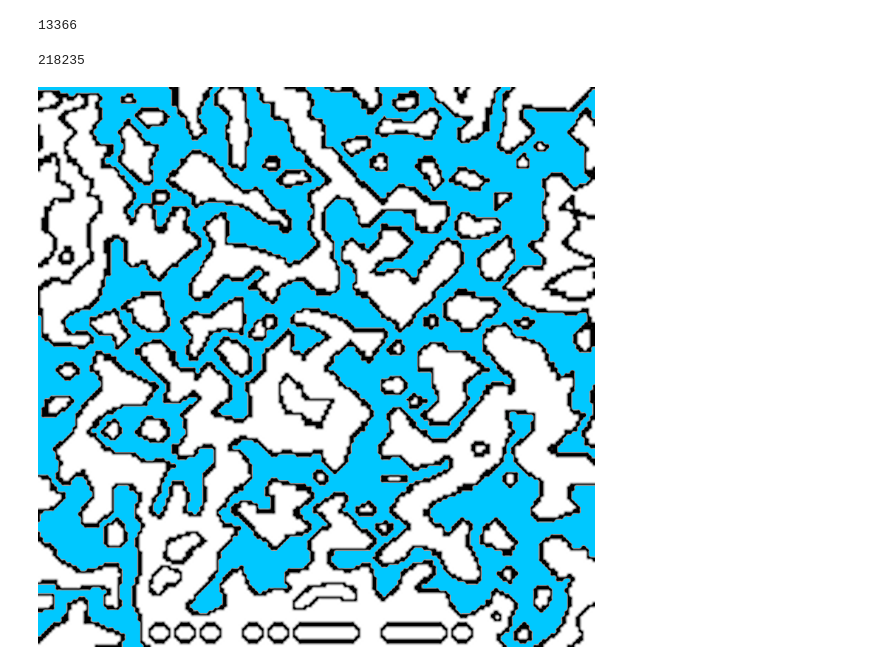
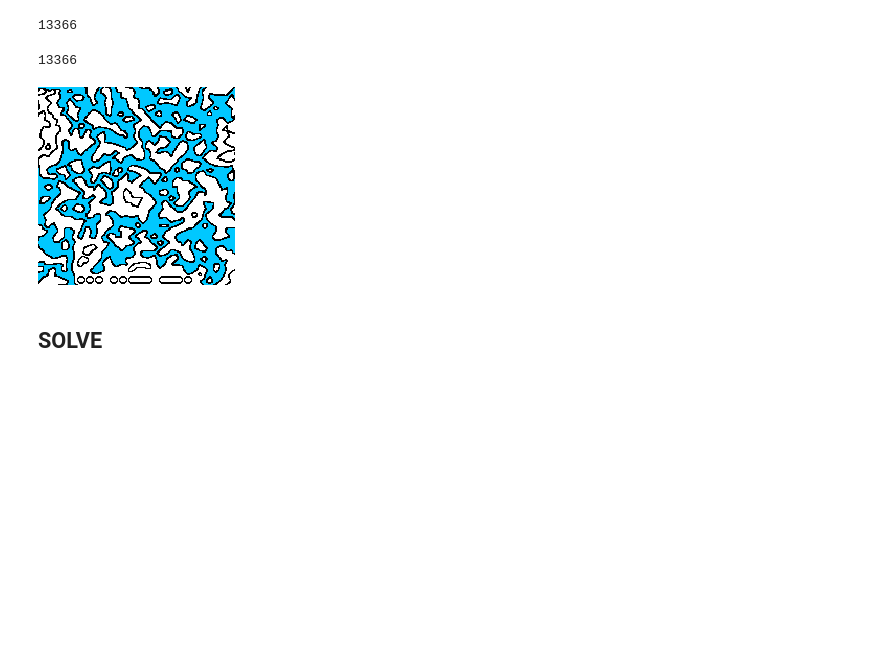
Before and after one commit to JefeThePug/Zorak-Coding-Challenges, a Jupyter notebook: building/05_Flood_Fill/floodfill.ipynb, the cells around one changed output. Drawn from its saved outputs; the diff is of its cells as text; code cells hidden in the pictures; blank space fills up the shorter version.

```diff
--- a/building/05_Flood_Fill/floodfill.ipynb
+++ b/building/05_Flood_Fill/floodfill.ipynb
@@ -227,11 +227,13 @@ np.savetxt('sample.txt', ascii_pixels, delimiter='', fmt='%s')
 
 # img.save("pxArt2.png")
 # %%
-pixels = np.array(Image.open("sample.png").convert("RGB"))
+def in_thresh(target_color, pixel_color, t):
+    return all(abs(int(pixel_color[i]) - int(target_color[i])) <= t for i in range(3))
 
-def flood_fill(img, start, color, t):
+def flood_fill(start, color, t):
     target_color = img[start].copy()
     directions = [(-1, 0), (1, 0), (0, -1), (0, 1)]
+    i = 0
 
     queue = deque([start])
     visited = set([start])
@@ -244,6 +246,10 @@ def flood_fill(img, start, color, t):
             and in_thresh(img[y, x], target_color, t)
         ):
             img[y, x] = color
+            img_copy = img.copy()
+            image = Image.fromarray(img_copy)
+            image.save(f"/Users/jefethepug/Public/gif/flood{i}.png")
+            i += 1
 
             for dx, dy in directions:
                 neighbor = (y + dy, x + dx)
@@ -251,24 +257,16 @@ def flood_fill(img, start, color, t):
                     queue.append(neighbor)
                     visited.add(neighbor)
 
-shots = [(0, 0)]
-
-steps = {
-    (255, 255, 255): (255, 255, 0),
-    (255, 255, 0): (0, 255, 255),
-    (0, 255, 255): (0, 255, 255),
-}
+shot = (0, 0)
 threshold = 250
 
-for shot in shots:
-    for part in (shot, shot[::-1]):
-        color = tuple(pixels[part])
-        flood_fill(pixels, part, (255, 0, 0), threshold)
-        #pixels[part] = (255, 0, 0)
+img = np.array(Image.open("sample.png").convert("RGB"))
 
-count = np.sum(np.all(pixels == np.array([255, 0, 0]), axis=-1))
-img = Image.fromarray(pixels)
-#img.save("pxArt2.png")
+flood_fill(shot, (255, 0, 0), threshold)
+
+count = np.sum(np.all(img == np.array([255, 0, 0]), axis=-1))
+img = Image.fromarray(img)
+
 print(count)
 img
 # %% [output]
@@ -345,6 +343,7 @@ np.count_nonzero(img == "@")
 def flood_fill(img, start, color, t):
     target_color = img[start].copy()
     directions = [(-1, 0), (1, 0), (0, -1), (0, 1)]
+    i = 0
 
     queue = deque([start])
     visited = set([start])
@@ -356,37 +355,40 @@ def flood_fill(img, start, color, t):
             and y in range(img.shape[0])
             and in_thresh(img[y, x], target_color, t)
         ):
             img[y, x] = color
+            img_copy = img.copy()
+            image = Image.fromarray(img_copy)
+            image.save(f"gif/flood{i}.png")
+            i += 1
 
             for dx, dy in directions:
                 neighbor = (y + dy, x + dx)
                 if neighbor not in visited:
                     queue.append(neighbor)
                     visited.add(neighbor)
 
-pixels = np.array(Image.open("pxArt3.png").convert("RGB"))
+pixels = np.array(Image.open("pxArt2.png").convert("RGB"))
 
 
 shots = [(0, 0)]
 
 steps = {
     (255, 255, 255): (255, 255, 0),
     (255, 255, 0): (0, 255, 255),
     (0, 255, 255): (0, 255, 255),
 }
 threshold = 87
 
 for shot in shots:
-    for part in (shot, shot[::-1]):
-        color = tuple(pixels[part])
-        flood_fill(pixels, part, (0, 200, 255), threshold)
-        #pixels[part] = (255, 0, 0)
+    flood_fill(pixels, shot, (0, 200, 255), threshold)
 
 count = np.sum(np.all(pixels == np.array([0, 200, 255]), axis=-1))
 img = Image.fromarray(pixels)
 #img.save("pxArtcompleted.png")
 print(count)
 img
 # %% [output]
-218235
+13366
-[figure, old version]
+[figure, new version]
+# %% [markdown]
+## SOLVE
```
Also changed, not shown: parts of 2 cells of this notebook, 31 other files.
